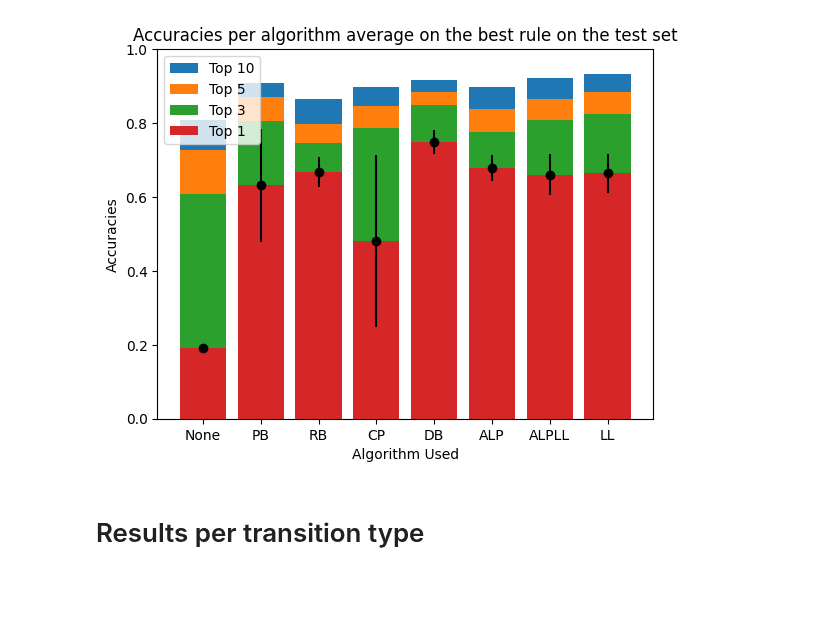
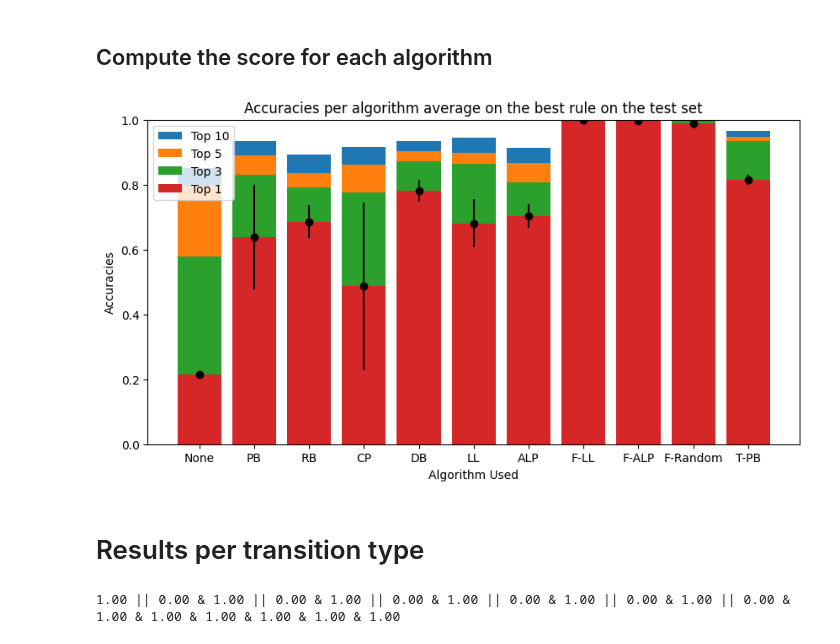
Before and after one commit to flowersteam/WorldLLM, a Jupyter notebook: plots/evaluate_worldmodel.ipynb, the cells around one changed output. Cells and saved outputs as stored; diff of their text form; code cells hidden in the pictures; blank space fills up the shorter version.

```diff
--- a/plots/evaluate_worldmodel.ipynb
+++ b/plots/evaluate_worldmodel.ipynb
@@ -5,12 +74,12 @@ import matplotlib.pyplot as plt
 # %%
 # Load the data from the file
-with open("../outputs/scores.json", "r", encoding="utf-8") as f:
+with open("../outputs/scores/previous_scores.json", "r", encoding="utf-8") as f:
     data = json.load(f)
-    all_scores = data["scores"]
-    all_rules = data["rules"]
-    all_index_true = data["true_obs_index"]
-    algorithm_used = data["algorithm_used"]
-    all_transition_type = data["transition_type"]
+    all_scores = data["scores"] #(nb_episodes, nb_transitions, nb_rules, nb_possibilities)
+    all_rules = data["rules"] #(nb_rules)
+    all_index_true = data["true_obs_index"] #(nb_episodes, nb_transitions)
+    algorithm_used = data["algorithm_used"] # (nb_rules)
+    all_transition_type = data["transition_type"] #(nb_episodes, nb_transitions)
 # %%
 #Replace None by "None"
 all_rules = ["None" if x is None else x for x in all_rules]
@@ -18,6 +87,8 @@ algorithm_used = ["None" if x is None else x for x in algorithm_used]
 # %%
 # Get the total number of transitions
 n_transitions = sum([len(scores) for scores in all_scores])
+# %% [markdown]
+## Compute the score for each algorithm
 # %%
 #Check if higher score is reached on the true observation for each rule
 accuracies = {"Top 1":[0 for _ in range(len(all_rules))], "Top 3":[0 for _ in range(len(all_rules))], "Top 5":[0 for _ in range(len(all_rules))], "Top 10":[0 for _ in range(len(all_rules))]}
@@ -48,20 +119,20 @@ for i_algo, algo in enumerate(algorithm_used):
     accuracies_per_algo[algo]["Top 10"].append(accuracies["Top 10"][i_algo])
 # %%
 #Plot bar plot of success rate per algorithm
-plt.figure()
+plt.figure(figsize=(10,5))
 plt.bar(accuracies_per_algo.keys(), [np.mean(rate["Top 10"]) for rate in accuracies_per_algo.values()], label="Top 10")
 plt.bar(accuracies_per_algo.keys(), [np.mean(rate["Top 5"]) for rate in accuracies_per_algo.values()], label="Top 5")
 plt.bar(accuracies_per_algo.keys(), [np.mean(rate["Top 3"]) for rate in accuracies_per_algo.values()], label="Top 3")
 plt.bar(accuracies_per_algo.keys(), [np.mean(rate["Top 1"]) for rate in accuracies_per_algo.values()], label="Top 1")
 plt.legend()
 plt.errorbar(accuracies_per_algo.keys(), [np.mean(rate["Top 1"]) for rate in accuracies_per_algo.values()], [np.std(rate["Top 1"]) for rate in accuracies_per_algo.values()], fmt='o', color='black')
 plt.title("Accuracies per algorithm average on the best rule on the test set")
 plt.xlabel("Algorithm Used")
 plt.ylabel("Accuracies")
 plt.ylim(0,1)
 plt.show()
 # %% [output]
-[figure, old version]
+[figure, new version]
 # %% [markdown]
 # Results per transition type
 # %%
@@ -102,3 +173,14 @@ for transition_type in unique_transition_type:
         accuracies_per_algo_per_type[transition_type][algo]["Top 3"].append(all_accuracies[transition_type]["Top 3"][i_algo])
         accuracies_per_algo_per_type[transition_type][algo]["Top 5"].append(all_accuracies[transition_type]["Top 5"][i_algo])
         accuracies_per_algo_per_type[transition_type][algo]["Top 10"].append(all_accuracies[transition_type]["Top 10"][i_algo])
+# %%
+# Get performance for all transition for an algorithm for latex
+algo_name = "F-Random"
+top = "Top 3"
+for transition_type in unique_transition_type:
+    print(format(np.mean(accuracies_per_algo_per_type[transition_type][algo_name][top]), ".2f") + " || " + format(np.std(accuracies_per_algo_per_type[transition_type][algo_name][top]), ".2f"), end=" & ")
+print()
+print(" & ".join([format(np.mean(rate), ".2f") for rate in [accuracies_per_algo_per_type[transition_type][algo_name][top] for transition_type in unique_transition_type]]))
+# %% [output]
+1.00 || 0.00 & 1.00 || 0.00 & 1.00 || 0.00 & 1.00 || 0.00 & 1.00 || 0.00 & 1.00 || 0.00 &
+1.00 & 1.00 & 1.00 & 1.00 & 1.00 & 1.00
```
Also changed, not shown: parts of 16 cells of this notebook, 21 other files.
